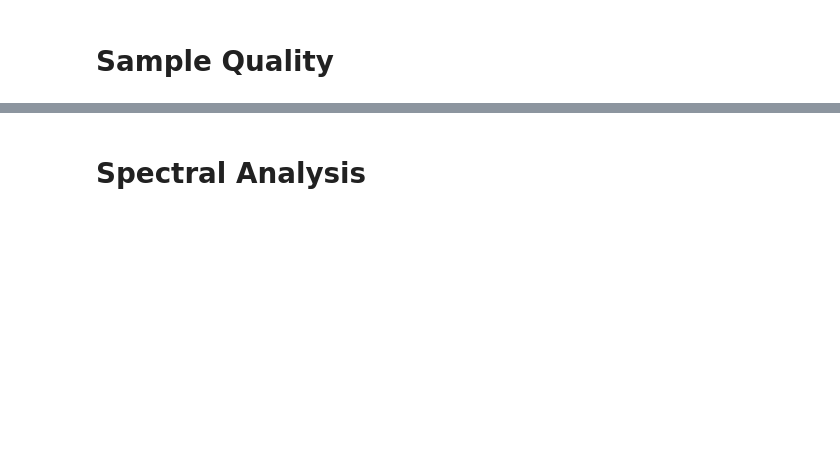
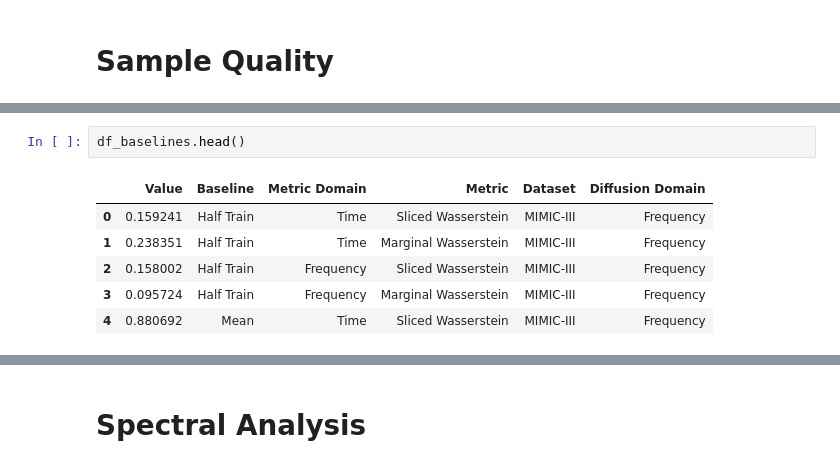
Before and after one commit to JonathanCrabbe/FourierDiffusion, a Jupyter notebook: notebooks/results.ipynb, the cells around one changed output, grey strips where cells are left out. Saved outputs shown, nothing was run; the diff lists cells and outputs as text; blank space fills up the shorter version.

```diff
--- a/notebooks/results.ipynb
+++ b/notebooks/results.ipynb
@@ -111,6 +139,15 @@ df.head()
 | 2 | 0.158600 | Time | Sliced Wasserstein | MIMIC-III | Frequency |
 | 3 | 0.142727 | Time | Sliced Wasserstein | MIMIC-III | Frequency |
 | 4 | 0.075877 | Time | Sliced Wasserstein | MIMIC-III | Frequency |
+# %%
+df_baselines.head()
+# %% [output]
+|  | Value | Baseline | Metric Domain | Metric | Dataset | Diffusion Domain |
+| 0 | 0.159241 | Half Train | Time | Sliced Wasserstein | MIMIC-III | Frequency |
+| 1 | 0.238351 | Half Train | Time | Marginal Wasserstein | MIMIC-III | Frequency |
+| 2 | 0.158002 | Half Train | Frequency | Sliced Wasserstein | MIMIC-III | Frequency |
+| 3 | 0.095724 | Half Train | Frequency | Marginal Wasserstein | MIMIC-III | Frequency |
+| 4 | 0.880692 | Mean | Time | Sliced Wasserstein | MIMIC-III | Frequency |
 # %%
 for metric in df.Metric.unique():
     for dataset in df.Dataset.unique():
```
Also changed, not shown: parts of 8 cells of this notebook.
